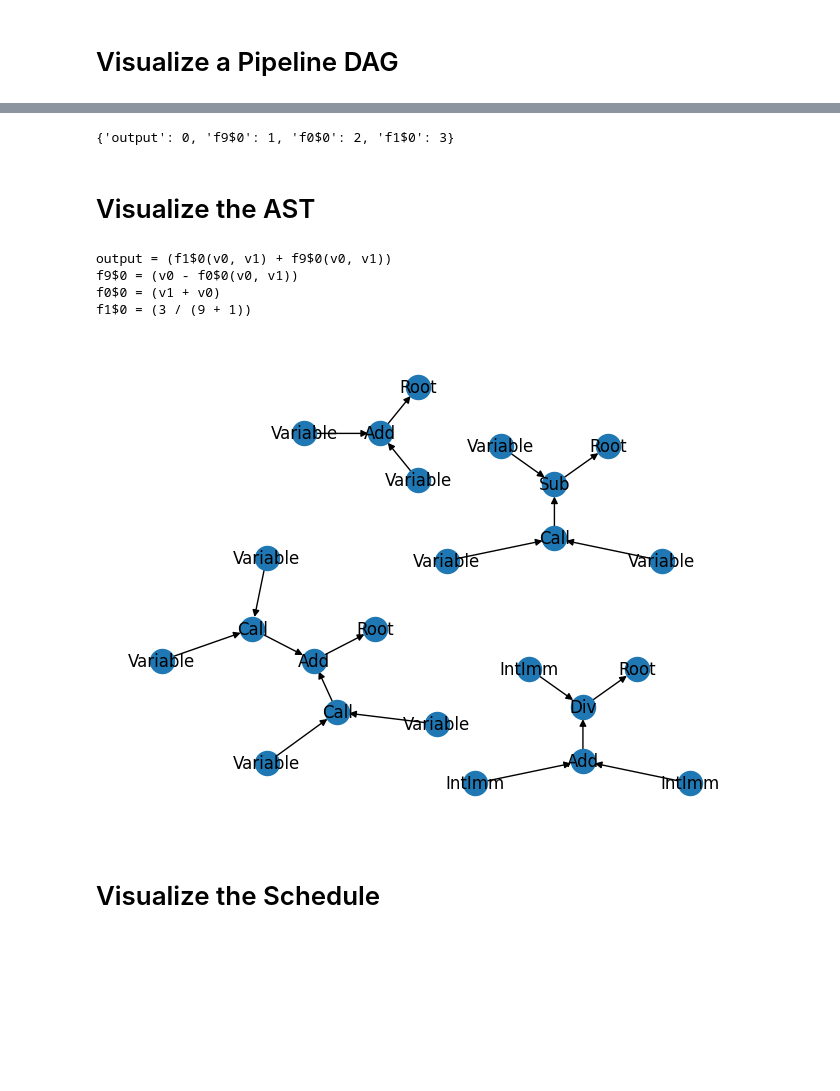
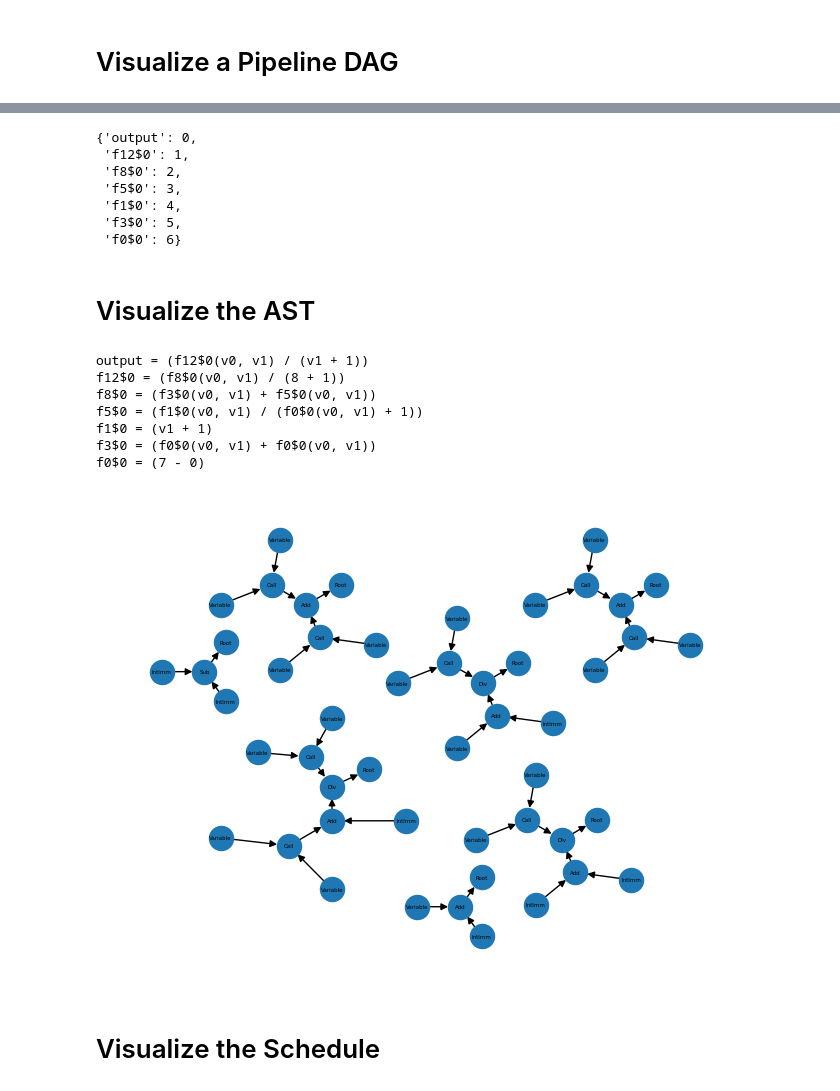
Before and after one commit to fangjunzhou/halide-gnn-cost-model, a Jupyter notebook: notebooks/dataset_playground.ipynb, the cells around one changed output, grey strips where cells are left out. Cells and saved outputs as stored; diff of their text form; code cells hidden in the pictures; blank space fills up the shorter version.

```diff
--- a/notebooks/dataset_playground.ipynb
+++ b/notebooks/dataset_playground.ipynb
@@ -11,11 +11,13 @@ from networkx.drawing.nx_pydot import graphviz_layout, pydot_layout
 
 from halide_gnn_cost_model.ast_parser import parse_ast, ASTFormatVisitor, ASTGraphVisitor
 from halide_gnn_cost_model.schedule_parser import  parse_schedule, ScheduleFormatVisitor, ScheduleGraphVisitor
+# %%
+PIPELINE_DIR = Path("../resources/pipelines/pipeline_1_0")
 # %% [markdown]
 # Visualize a Pipeline DAG
 # %%
 # Load the pipeline DAG from a JSON file.
-DAG_JSON_PATH = "../resources/pipelines/pipeline_0_0/dag.json"
+DAG_JSON_PATH = PIPELINE_DIR / "dag.json"
 with open(DAG_JSON_PATH, "r") as f:
     dag_data = json.load(f)
 # %%
@@ -39,11 +41,17 @@ nx.draw(dag, labels=labels, pos=pydot_layout(dag, prog="dot"))
 func_name_to_id = {dag.nodes[n]["function"]: n for n in dag.nodes()}
 func_name_to_id
 # %% [output]
-{'output': 0, 'f9$0': 1, 'f0$0': 2, 'f1$0': 3}
+{'output': 0,
+ 'f12$0': 1,
+ 'f8$0': 2,
+ 'f5$0': 3,
+ 'f1$0': 4,
+ 'f3$0': 5,
+ 'f0$0': 6}
 # %% [markdown]
 # Visualize the AST
 # %%
-AST_PATH = "../resources/pipelines/pipeline_0_0/ast.json"
+AST_PATH = PIPELINE_DIR / "ast.json"
 with open(AST_PATH, "r") as f:
     ast_data = json.load(f)
 ast_roots = parse_ast(ast_data)
@@ -52,21 +60,24 @@ for root in ast_roots:
     root.accept(visitor)
     print(visitor.get_result())
 # %% [output]
-output = (f1$0(v0, v1) + f9$0(v0, v1))
-f9$0 = (v0 - f0$0(v0, v1))
-f0$0 = (v1 + v0)
-f1$0 = (3 / (9 + 1))
+output = (f12$0(v0, v1) / (v1 + 1))
+f12$0 = (f8$0(v0, v1) / (8 + 1))
+f8$0 = (f3$0(v0, v1) + f5$0(v0, v1))
+f5$0 = (f1$0(v0, v1) / (f0$0(v0, v1) + 1))
+f1$0 = (v1 + 1)
+f3$0 = (f0$0(v0, v1) + f0$0(v0, v1))
+f0$0 = (7 - 0)
 # %%
 ast_graphs = []
 for root in ast_roots:
     visitor = ASTGraphVisitor()
     root.accept(visitor)
     ast_graphs.append(visitor.get_graph())
 ast_graph = nx.disjoint_union_all(ast_graphs)
 labels = {n: ast_graph.nodes[n]["node_type"] for n in ast_graph.nodes()}
-nx.draw(ast_graph, labels=labels, pos=graphviz_layout(ast_graph, prog="twopi"))
+nx.draw(ast_graph, pos=graphviz_layout(ast_graph, prog="twopi"), labels=labels, font_size=4)
 # %% [output]
-[figure, old version]
+[figure, new version]
 # %% [markdown]
 # Visualize the Schedule
 # %%
```
Also changed, not shown: parts of 10 cells of this notebook, 4 other files.
